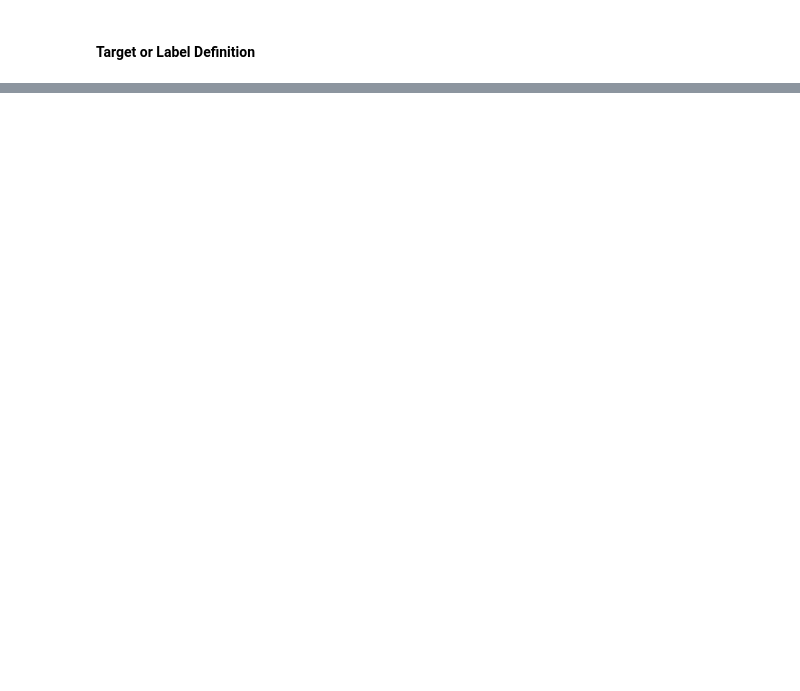
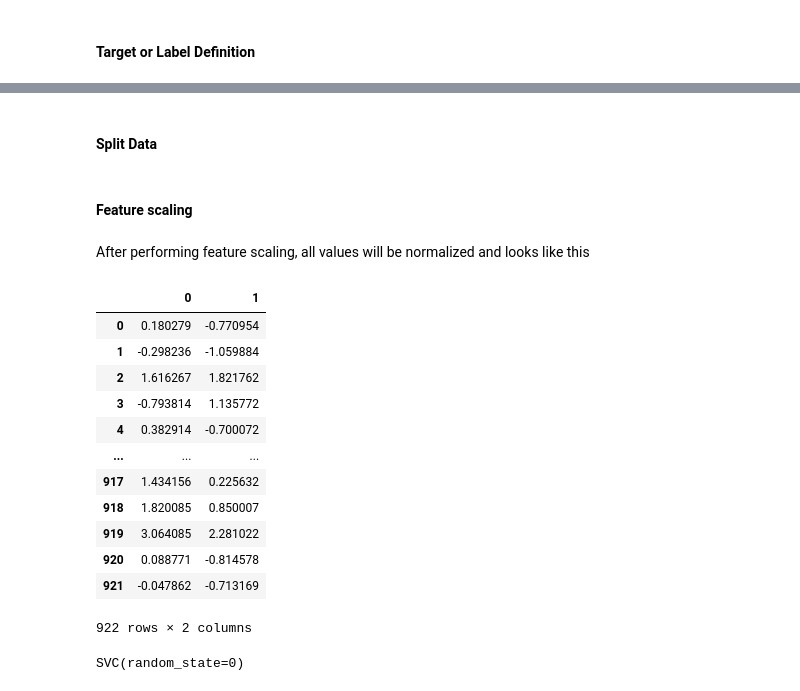
Before and after one commit to fbristotti/cqf, a Jupyter notebook: exam3/exam3.ipynb, the cells around one changed output, grey strips where cells are left out. Drawn from its saved outputs; the diff is of its cells as text; code cells hidden in the pictures; blank space fills up the shorter version.

```diff
--- a/exam3/exam3.ipynb
+++ b/exam3/exam3.ipynb
@@ -178,3 +180,5 @@ y_t =
         0, & \text{if $p_{t+1}$ otherwise}
     \end{cases}
 $$
+# %%
+y = np.where(df_featured.close.shift(-1) / df_featured.close > 1.0025, 1, 0)
@@ -180,0 +187,2 @@ $$
+# %% [markdown]
+#### Split Data
@@ -180,0 +191,2 @@ $$
+# %% [markdown]
+#### Feature scaling
@@ -180,0 +197,23 @@ $$
+# %% [markdown]
+After performing feature scaling, all values will be normalized and looks like this
+# %%
+pd.DataFrame(data=X_train)
+# %% [output]
+|  | 0 | 1 |
+| 0 | 0.180279 | -0.770954 |
+| 1 | -0.298236 | -1.059884 |
+| 2 | 1.616267 | 1.821762 |
+| 3 | -0.793814 | 1.135772 |
+| 4 | 0.382914 | -0.700072 |
+| ... | ... | ... |
+| 917 | 1.434156 | 0.225632 |
+| 918 | 1.820085 | 0.850007 |
+| 919 | 3.064085 | 2.281022 |
+| 920 | 0.088771 | -0.814578 |
+| 921 | -0.047862 | -0.713169 |
+922 rows × 2 columns
+# %%
+classifier = SVC(kernel = 'rbf', random_state=0)
+classifier.fit(X_train, y_train)
+# %% [output]
+SVC(random_state=0)
```
Also changed, not shown: parts of 11 cells of this notebook.
